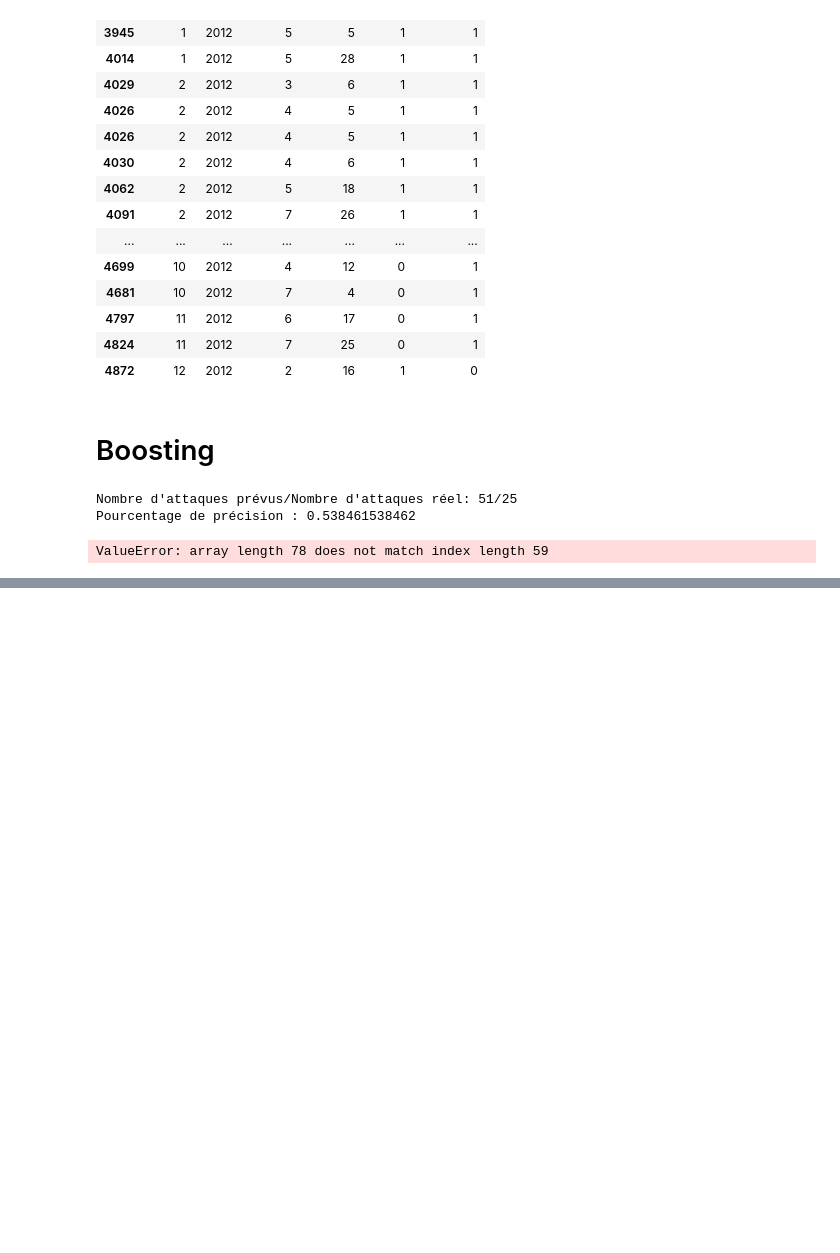
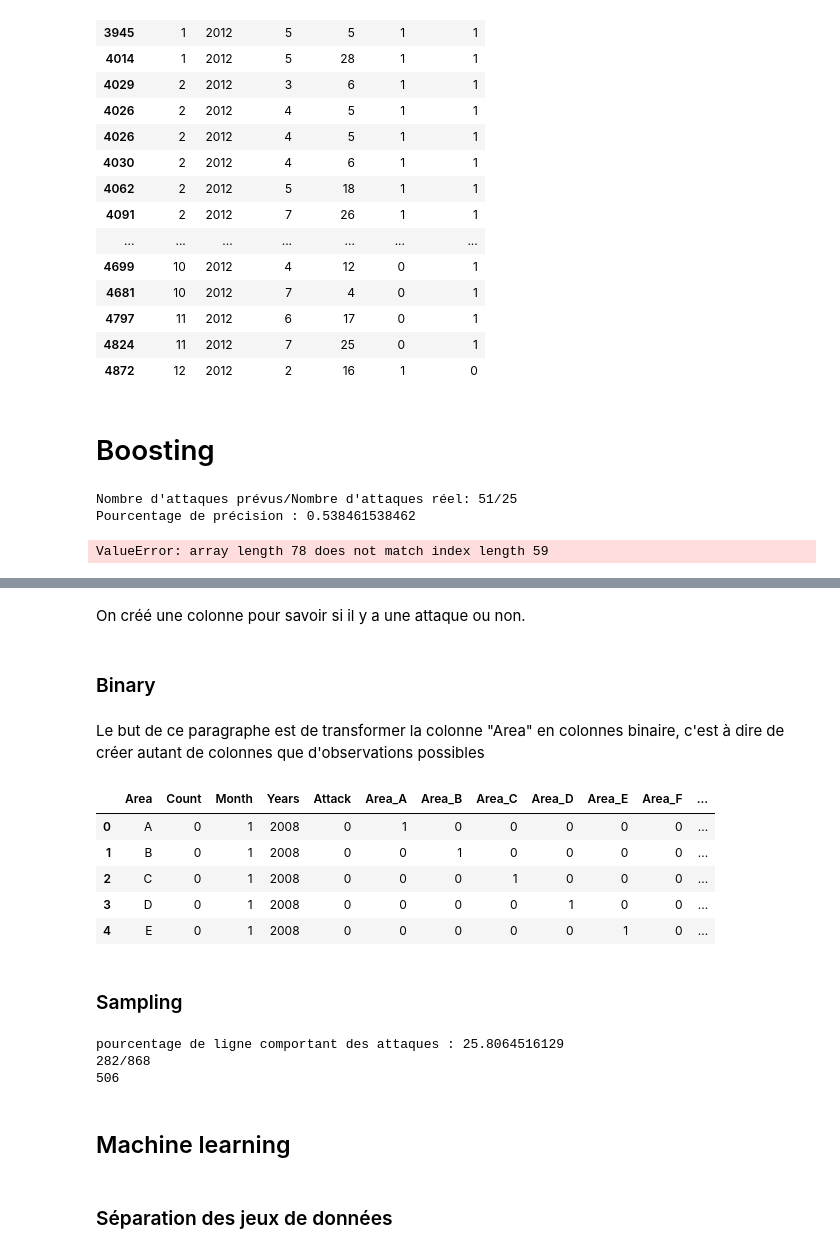
Before and after one commit to ifrebault/PiracyAttackPrediction, a Jupyter notebook: Machine_learning/ML.area.ipynb, the cells around one changed output, grey strips where cells are left out. Saved outputs shown, nothing was run; the diff lists cells and outputs as text; code cells hidden in the pictures; blank space fills up the shorter version.

```diff
--- a/Machine_learning/ML.area.ipynb
+++ b/Machine_learning/ML.area.ipynb
@@ -222,0 +237,3 @@ ValueError: array length 78 does not match index length 59
+# %%
+dfAreaHand = pd.read_csv('../data/aden_golfe_matrix_area_hand.csv',sep=';')
+dfAreaHand[dfAreaHand["Count"]>0].head()
@@ -222,0 +251,26 @@ ValueError: array length 78 does not match index length 59
+# %% [markdown]
+On créé une colonne pour savoir si il y a une attaque ou non.
+# %%
+dfAreaHand['Attack'] = dfAreaHand.apply(lambda row: bool_attack(row['Count']), axis=1)
+# %% [markdown]
+### Binary
+# %% [markdown]
+Le but de ce paragraphe est de transformer la colonne "Area" en colonnes binaire, c'est à dire de créer autant de colonnes que d'observations possibles
+# %%
+uniqueArea=dfAreaHand["Area"].unique()
+# %%
+for i in range(0,len(uniqueArea)):
+    nameColLat='Area_'+str(uniqueArea[i])
+    dfAreaHand[nameColLat]=0
+
+for index, row in df.iterrows():
+    dfAreaHand.set_value(index, "Area_"+str(row['Area']),1)
+
+dfAreaHand.head()
+# %% [output]
+|  | Area | Count | Month | Years | Attack | Area_A | Area_B | Area_C | Area_D | Area_E | Area_F | ... |
+| 0 | A | 0 | 1 | 2008 | 0 | 1 | 0 | 0 | 0 | 0 | 0 | ... |
+| 1 | B | 0 | 1 | 2008 | 0 | 0 | 1 | 0 | 0 | 0 | 0 | ... |
+| 2 | C | 0 | 1 | 2008 | 0 | 0 | 0 | 1 | 0 | 0 | 0 | ... |
+| 3 | D | 0 | 1 | 2008 | 0 | 0 | 0 | 0 | 1 | 0 | 0 | ... |
+| 4 | E | 0 | 1 | 2008 | 0 | 0 | 0 | 0 | 0 | 1 | 0 | ... |
@@ -222,0 +282,25 @@ ValueError: array length 78 does not match index length 59
+# %% [markdown]
+### Sampling
+# %%
+Sampling=True
+
+if Sampling:
+    df_attack_raw = dfAreaHand[dfAreaHand[target] == 1]
+    df_non_attack_raw = dfAreaHand[dfAreaHand[target] == 0]
+    percentage = len(df_attack_raw)/float(len(df_non_attack_raw))
+    print "pourcentage de ligne comportant des attaques : "+str(percentage*100)
+    df_non_attack=dfAreaHand.sample(frac=percentage, random_state=1000)
+    print str(len(df_non_attack))+'/'+str(len(df_non_attack_raw))
+
+    DfSampling=df_non_attack.append(df_attack_raw)
+    print len(DfSampling)
+else:
+    DfSampling=dfAreaHand
+# %% [output]
+pourcentage de ligne comportant des attaques : 25.8064516129
+282/868
+506
+# %% [markdown]
+## Machine learning
+# %% [markdown]
+### Séparation des jeux de données
```
Also changed, not shown: parts of 23 cells of this notebook, 11 other files.
